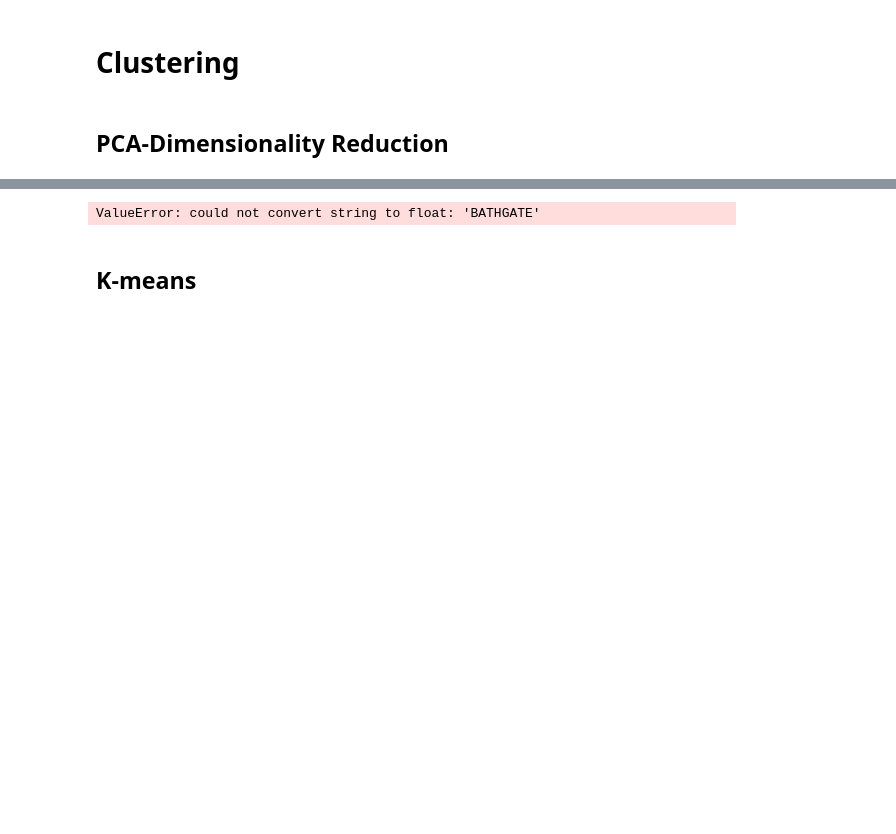
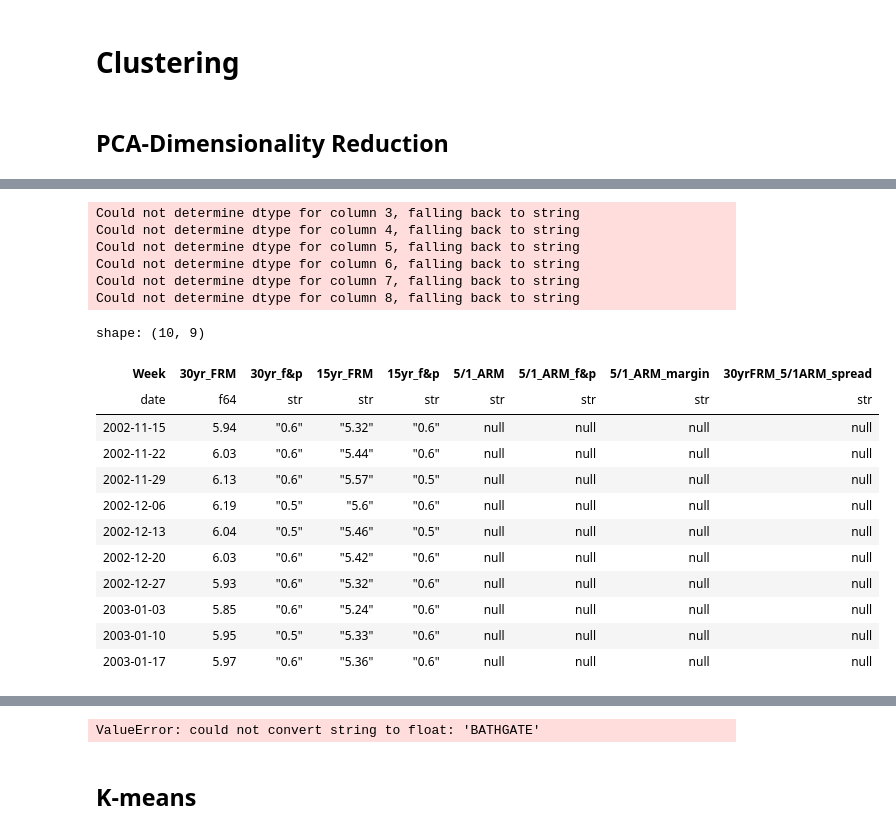
Before and after one commit to GuhGonk/NYC-Rolling-Sales, a Jupyter notebook: main.ipynb, the cells around one changed output, grey strips where cells are left out. Saved outputs shown, nothing was run; the diff lists cells and outputs as text; code cells hidden in the pictures; blank space fills up the shorter version.

```diff
--- a/main.ipynb
+++ b/main.ipynb
@@ -536,0 +586,25 @@ shape: (5, 21)
+# %%
+test = pl.read_excel('data/economic/interest_rate/freddiemac_mortgages.xlsx', read_options={"header_row": 6})
+cols = ['Week', '30yr_FRM', '30yr_f&p', '15yr_FRM', '15yr_f&p', '5/1_ARM', '5/1_ARM_f&p', '5/1_ARM_margin', '30yrFRM_5/1ARM_spread']
+test.columns = cols
+test[1650:1660]
+# %% [output]
+Could not determine dtype for column 3, falling back to string
+Could not determine dtype for column 4, falling back to string
+Could not determine dtype for column 5, falling back to string
+Could not determine dtype for column 6, falling back to string
+Could not determine dtype for column 7, falling back to string
+Could not determine dtype for column 8, falling back to string
+shape: (10, 9)
+| Week | 30yr_FRM | 30yr_f&p | 15yr_FRM | 15yr_f&p | 5/1_ARM | 5/1_ARM_f&p | 5/1_ARM_margin | 30yrFRM_5/1ARM_spread |
+| date | f64 | str | str | str | str | str | str | str |
+| 2002-11-15 | 5.94 | "0.6" | "5.32" | "0.6" | null | null | null | null |
+| 2002-11-22 | 6.03 | "0.6" | "5.44" | "0.6" | null | null | null | null |
+| 2002-11-29 | 6.13 | "0.6" | "5.57" | "0.5" | null | null | null | null |
+| 2002-12-06 | 6.19 | "0.5" | "5.6" | "0.6" | null | null | null | null |
+| 2002-12-13 | 6.04 | "0.5" | "5.46" | "0.5" | null | null | null | null |
+| 2002-12-20 | 6.03 | "0.6" | "5.42" | "0.6" | null | null | null | null |
+| 2002-12-27 | 5.93 | "0.6" | "5.32" | "0.6" | null | null | null | null |
+| 2003-01-03 | 5.85 | "0.6" | "5.24" | "0.6" | null | null | null | null |
+| 2003-01-10 | 5.95 | "0.5" | "5.33" | "0.6" | null | null | null | null |
+| 2003-01-17 | 5.97 | "0.6" | "5.36" | "0.6" | null | null | null | null |
```
Also changed, not shown: parts of 13 cells of this notebook, 6 other files.
